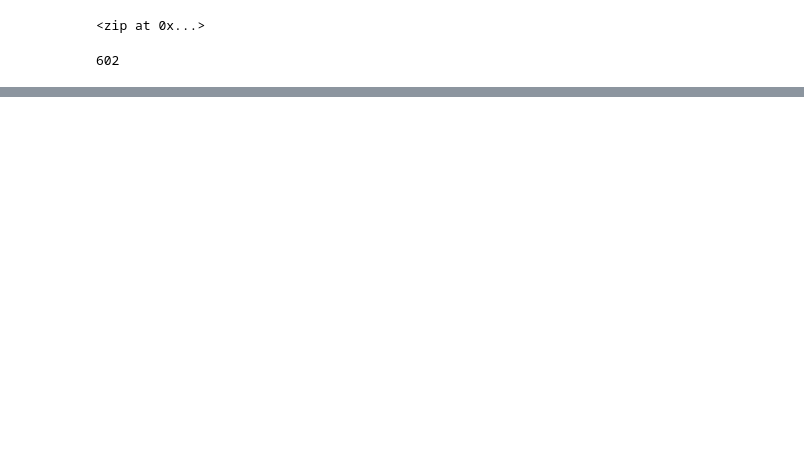
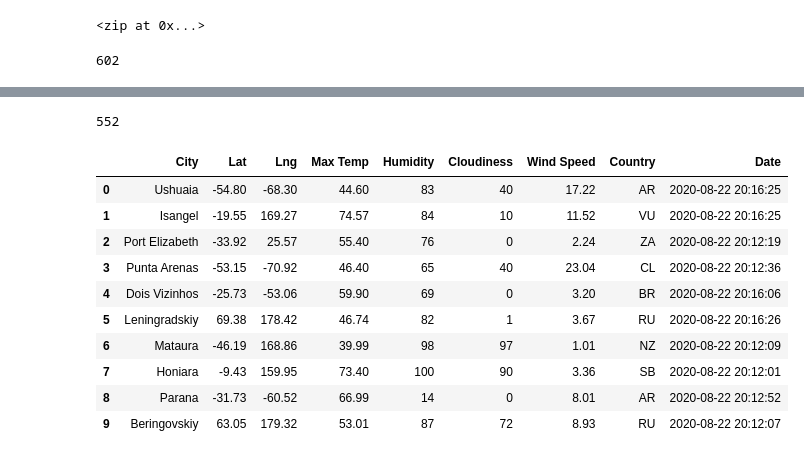
Before and after one commit to shaynajj/World_Weather_Analysis, a Jupyter notebook: WeatherPy.ipynb, the cells around one changed output, grey strips where cells are left out. Cells and saved outputs as stored; diff of their text form; code cells hidden in the pictures; blank space fills up the shorter version.

```diff
--- a/WeatherPy.ipynb
+++ b/WeatherPy.ipynb
@@ -30,3 +30,16 @@ for coordinate in coordinates:
 len(cities)
 # %% [output]
 602
+# %%
+# Import the requests library.
+import requests
+
+# Import the API key.
+from config import weather_api_key
+
+# Starting URL for Weather Map API Call.
+url = "http://api.openweathermap.org/data/2.5/weather?units=Imperial&APPID=" + weather_api_key
+print(url)
+
+# Import the datetime module from the datetime library.
+from datetime import datetime
@@ -32,0 +126,20 @@ len(cities)
+# %%
+len(city_data)
+# %% [output]
+552
+# %%
+# Convert the array of dictionaries to a Pandas DataFrame.
+city_data_df = pd.DataFrame(city_data)
+city_data_df.head(10)
+# %% [output]
+|  | City | Lat | Lng | Max Temp | Humidity | Cloudiness | Wind Speed | Country | Date |
+| 0 | Ushuaia | -54.80 | -68.30 | 44.60 | 83 | 40 | 17.22 | AR | 2020-08-22 20:16:25 |
+| 1 | Isangel | -19.55 | 169.27 | 74.57 | 84 | 10 | 11.52 | VU | 2020-08-22 20:16:25 |
+| 2 | Port Elizabeth | -33.92 | 25.57 | 55.40 | 76 | 0 | 2.24 | ZA | 2020-08-22 20:12:19 |
+| 3 | Punta Arenas | -53.15 | -70.92 | 46.40 | 65 | 40 | 23.04 | CL | 2020-08-22 20:12:36 |
+| 4 | Dois Vizinhos | -25.73 | -53.06 | 59.90 | 69 | 0 | 3.20 | BR | 2020-08-22 20:16:06 |
+| 5 | Leningradskiy | 69.38 | 178.42 | 46.74 | 82 | 1 | 3.67 | RU | 2020-08-22 20:16:26 |
+| 6 | Mataura | -46.19 | 168.86 | 39.99 | 98 | 97 | 1.01 | NZ | 2020-08-22 20:12:09 |
+| 7 | Honiara | -9.43 | 159.95 | 73.40 | 100 | 90 | 3.36 | SB | 2020-08-22 20:12:01 |
+| 8 | Parana | -31.73 | -60.52 | 66.99 | 14 | 0 | 8.01 | AR | 2020-08-22 20:12:52 |
+| 9 | Beringovskiy | 63.05 | 179.32 | 53.01 | 87 | 72 | 8.93 | RU | 2020-08-22 20:12:07 |
```
Also changed, not shown: parts of 4 cells of this notebook, 1 other file.
